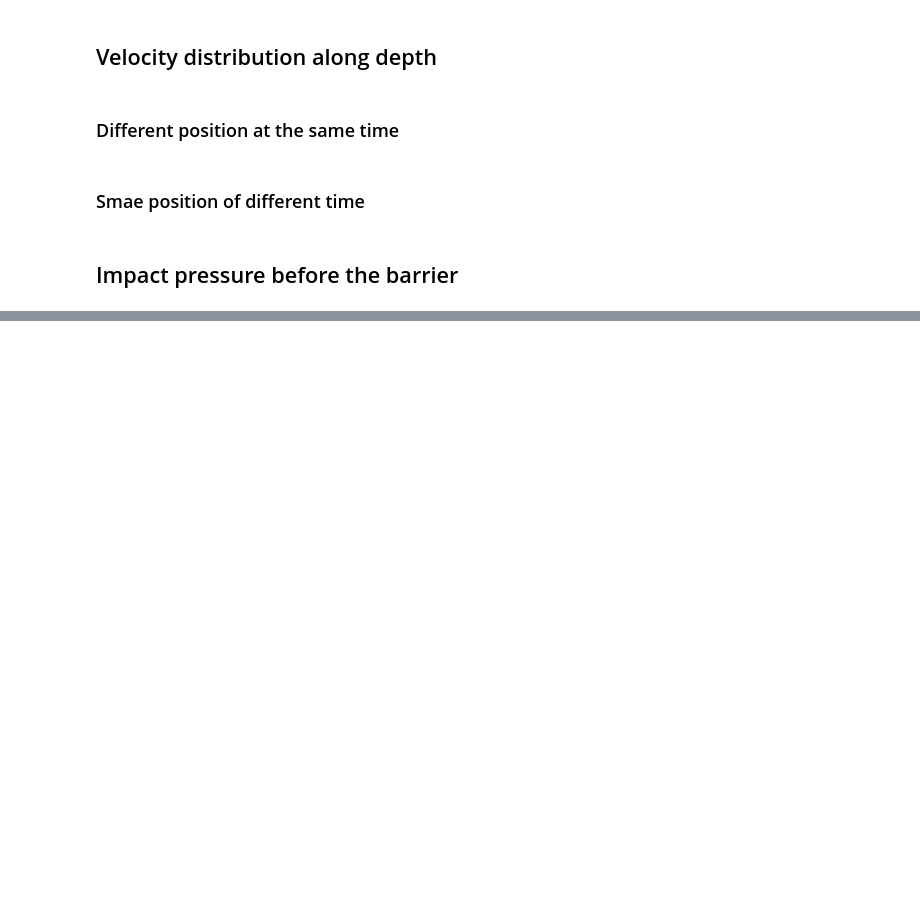
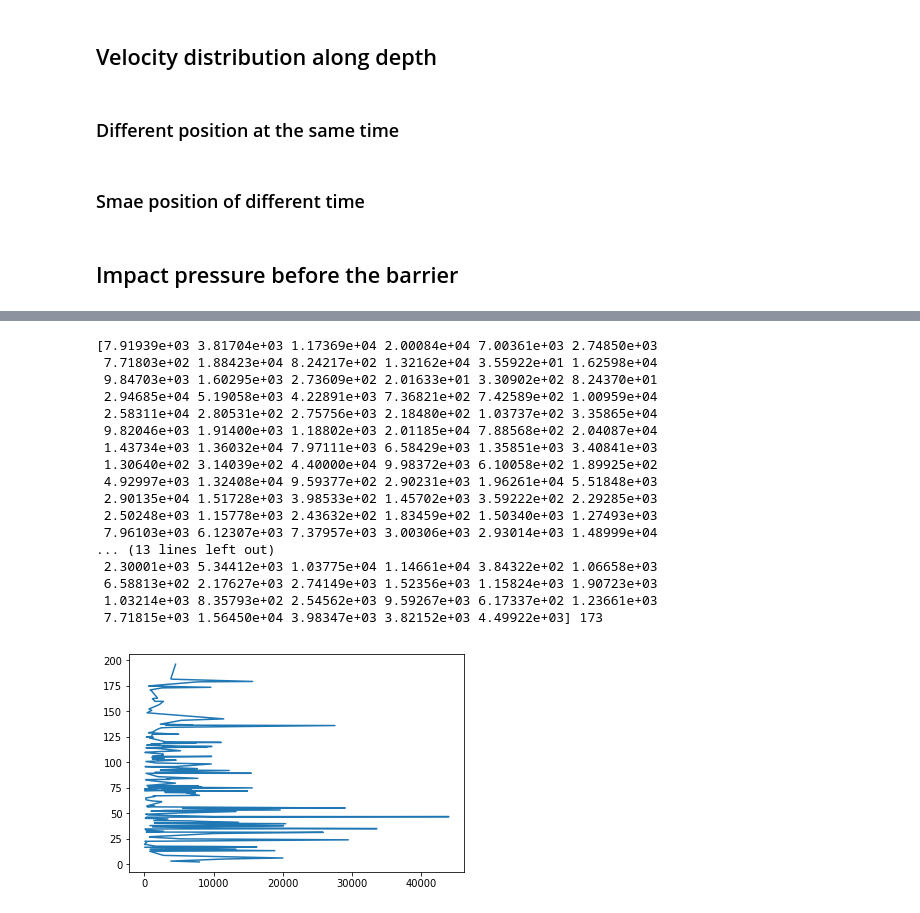
Before and after one commit to cwangbh/PostProcessing, a Jupyter notebook: DP IMPACT With different barrier/VelxDistribution.ipynb, the cells around one changed output, grey strips where cells are left out. Saved outputs shown, nothing was run; the diff lists cells and outputs as text; code cells hidden in the pictures; blank space fills up the shorter version.

Commit message:
add the moving avarage

```diff
--- a/DP IMPACT With different barrier/VelxDistribution.ipynb
+++ b/DP IMPACT With different barrier/VelxDistribution.ipynb
@@ -74,6 +74,11 @@ def PolyFit(x,y,order,step):
 ############## Moving average ###############################################
 # INPUT: list x , list y
 # OUTPUT:val_x, val_y  (within the range of list x and list y)
+def moving_average(interval, window_size):
+    ''' Coupute convoluted window for given size'''
+    window = np.ones( int (window_size) ) /float( window_size)
+    return np.convolve( interval, window,'same' )
+
 #############################################################################
 # %%
 ############## Scatter ######################################################
@@ -291,13 +305,33 @@ plt.close()
 # %%
-debris,base,barrier,position=["mat==1","mat==2","mat==3","x>1198 & x<1200"]
+debris,base,barrier,position=["mat==1","mat==2","mat==3","x>1198& x<1200"]
 filtCondition_force =debris +'&'+position
-F_sxx= filelist_rigid[25].query(filtCondition_force)
-# plt.scatter(F_sxx.sxx,F_sxx.y)
-# plt.show()
-# plt.close()
-plt.scatter(F_sxx.vonmises,F_sxx.y)
+F_sxx_raw= filelist_rigid[25].query(filtCondition_force)
+F_sxx=F_sxx_raw.sort_values(['y'])
+F_vonmises_avg=moving_average(F_sxx.vonmises,1)
+#plt.scatter(F_sxx.vonmises,F_sxx.y)
+plt.plot(F_vonmises_avg,F_sxx.y)
+print ( F_vonmises_avg, len(F_sxx))
 plt.show()
 plt.close()
+# %% [output]
+[7.91939e+03 3.81704e+03 1.17369e+04 2.00084e+04 7.00361e+03 2.74850e+03
+ 7.71803e+02 1.88423e+04 8.24217e+02 1.32162e+04 3.55922e+01 1.62598e+04
+ 9.84703e+03 1.60295e+03 2.73609e+02 2.01633e+01 3.30902e+02 8.24370e+01
+ 2.94685e+04 5.19058e+03 4.22891e+03 7.36821e+02 7.42589e+02 1.00959e+04
+ 2.58311e+04 2.80531e+02 2.75756e+03 2.18480e+02 1.03737e+02 3.35865e+04
+ 9.82046e+03 1.91400e+03 1.18802e+03 2.01185e+04 7.88568e+02 2.04087e+04
+ 1.43734e+03 1.36032e+04 7.97111e+03 6.58429e+03 1.35851e+03 3.40841e+03
+ 1.30640e+02 3.14039e+02 4.40000e+04 9.98372e+03 6.10058e+02 1.89925e+02
+ 4.92997e+03 1.32408e+04 9.59377e+02 2.90231e+03 1.96261e+04 5.51848e+03
+ 2.90135e+04 1.51728e+03 3.98533e+02 1.45702e+03 3.59222e+02 2.29285e+03
+ 2.50248e+03 1.15778e+03 2.43632e+02 1.83459e+02 1.50340e+03 1.27493e+03
+ 7.96103e+03 6.12307e+03 7.37957e+03 3.00306e+03 2.93014e+03 1.48999e+04
+... (13 lines left out)
+ 2.30001e+03 5.34412e+03 1.03775e+04 1.14661e+04 3.84322e+02 1.06658e+03
+ 6.58813e+02 2.17627e+03 2.74149e+03 1.52356e+03 1.15824e+03 1.90723e+03
+ 1.03214e+03 8.35793e+02 2.54562e+03 9.59267e+03 6.17337e+02 1.23661e+03
+ 7.71815e+03 1.56450e+04 3.98347e+03 3.82152e+03 4.49922e+03] 173
+[figure, added]
 # %%
 filelist_20Mpa[0].head()
 print ( len(filelist_20Mpa) )
```
Also changed, not shown: parts of 4 cells of this notebook.
